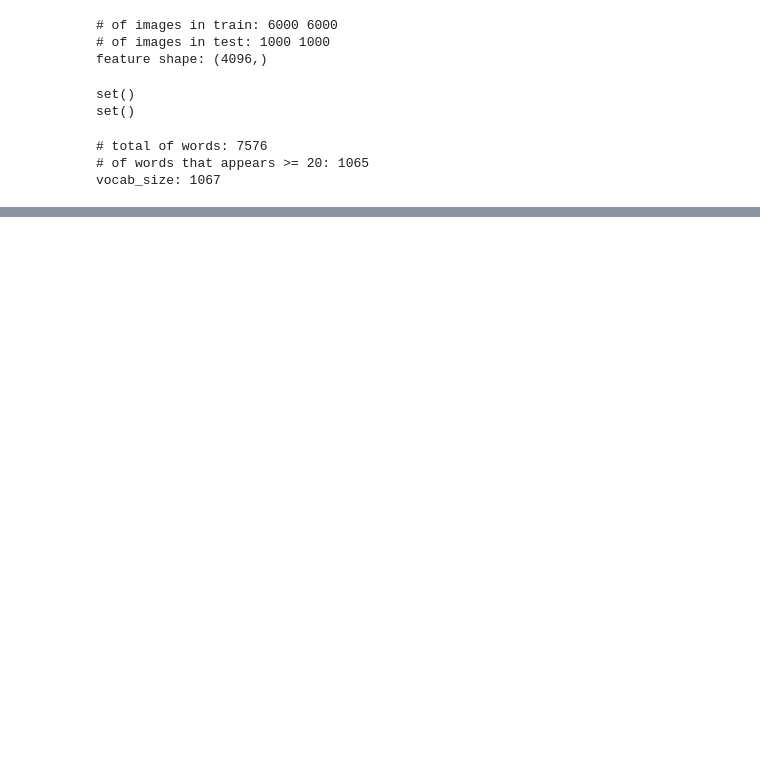
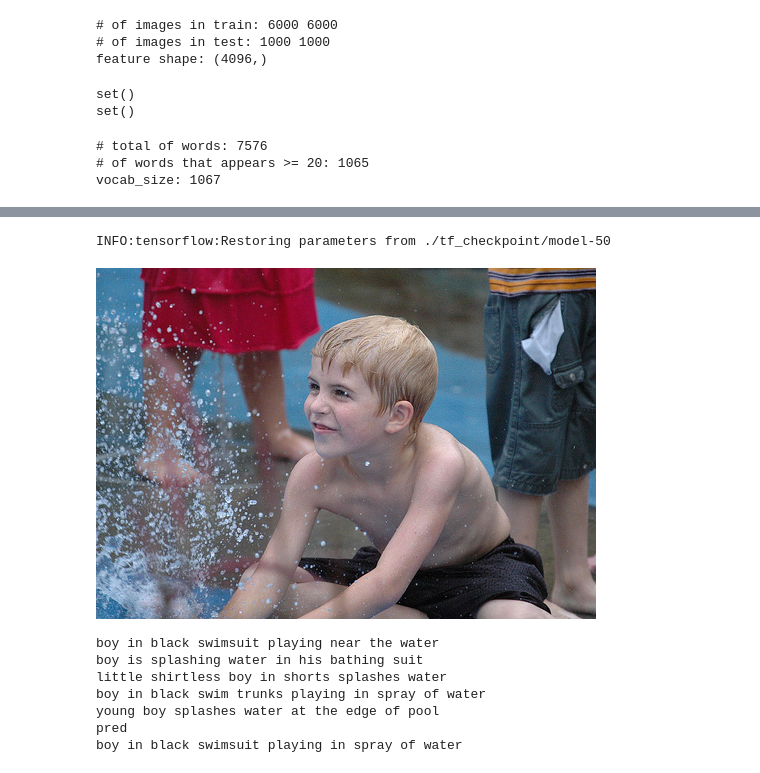
Before and after one commit to bmy4415/DMLAB-intern, a Jupyter notebook: image_captioning_practice/train_tensorflow_ver2.ipynb, the cells around one changed output, grey strips where cells are left out. Saved outputs shown, nothing was run; the diff lists cells and outputs as text; code cells hidden in the pictures; blank space fills up the shorter version.

```diff
--- a/image_captioning_practice/train_tensorflow_ver2.ipynb
+++ b/image_captioning_practice/train_tensorflow_ver2.ipynb
@@ -335,11 +517,13 @@ Elapsed: 26.826953411102295, avg loss: 1.5287422695730486, Saving the model from
 # %%
 # 주어진 image feature를 이용하여 caption 생성
 def sample(image_feature):
+
     tf.reset_default_graph()
+
     maxlen = 20
     image_feature = np.expand_dims(image_feature, axis=0)
-    model = Model(dim_img, dim_hidden, dim_embed, batch_size, maxlen, vocab_size)
-    img, all_words = model.build_generator()
+    model = Model(dim_img, dim_embed, dim_hidden, batch_size, maxlen, vocab_size)
+    img, pred = model.build_generator()
     saver = tf.train.Saver()
 
     with tf.Session() as sess:
@@ -347,15 +531,18 @@ def sample(image_feature):
         saved_path = tf.train.latest_checkpoint(model_path)
         saver.restore(sess, saved_path)
 
-        pred = sess.run(all_words, feed_dict={
-            img: image_feature,
-        })
+        p = sess.run(pred, feed_dict={ img: image_feature }) # include <START>, <END>
 
+        # index to word
         result = []
-        for idx in pred:
-            curr = idx_to_word[idx]
-            result.append(curr)
-            if curr == '<END>':
+        for i in p:
+            curr = idx_to_word[i]
+            if curr == '<START>':
+                continue
+
+            elif curr == '<END>':
                 break
 
+            result.append(curr)
+
         return ' '.join(result)
@@ -480,0 +569,21 @@ print(sum(bleu_scores)/len(test_features))
+# %%
+# test
+image_id = '890734502_a5ae67beac'
+image_feature = train_features[image_id]
+pred = sample(image_feature)
+display_image(image_id)
+for c in train_captions[image_id]:
+    print(c)
+
+print('pred')
+print(pred)
+# %% [output]
+INFO:tensorflow:Restoring parameters from ./tf_checkpoint/model-50
+[figure, added]
+boy in black swimsuit playing near the water
+boy is splashing water in his bathing suit
+little shirtless boy in shorts splashes water
+boy in black swim trunks playing in spray of water
+young boy splashes water at the edge of pool
+pred
+boy in black swimsuit playing in spray of water
```
Also changed, not shown: parts of 14 cells of this notebook, 2 other files.
